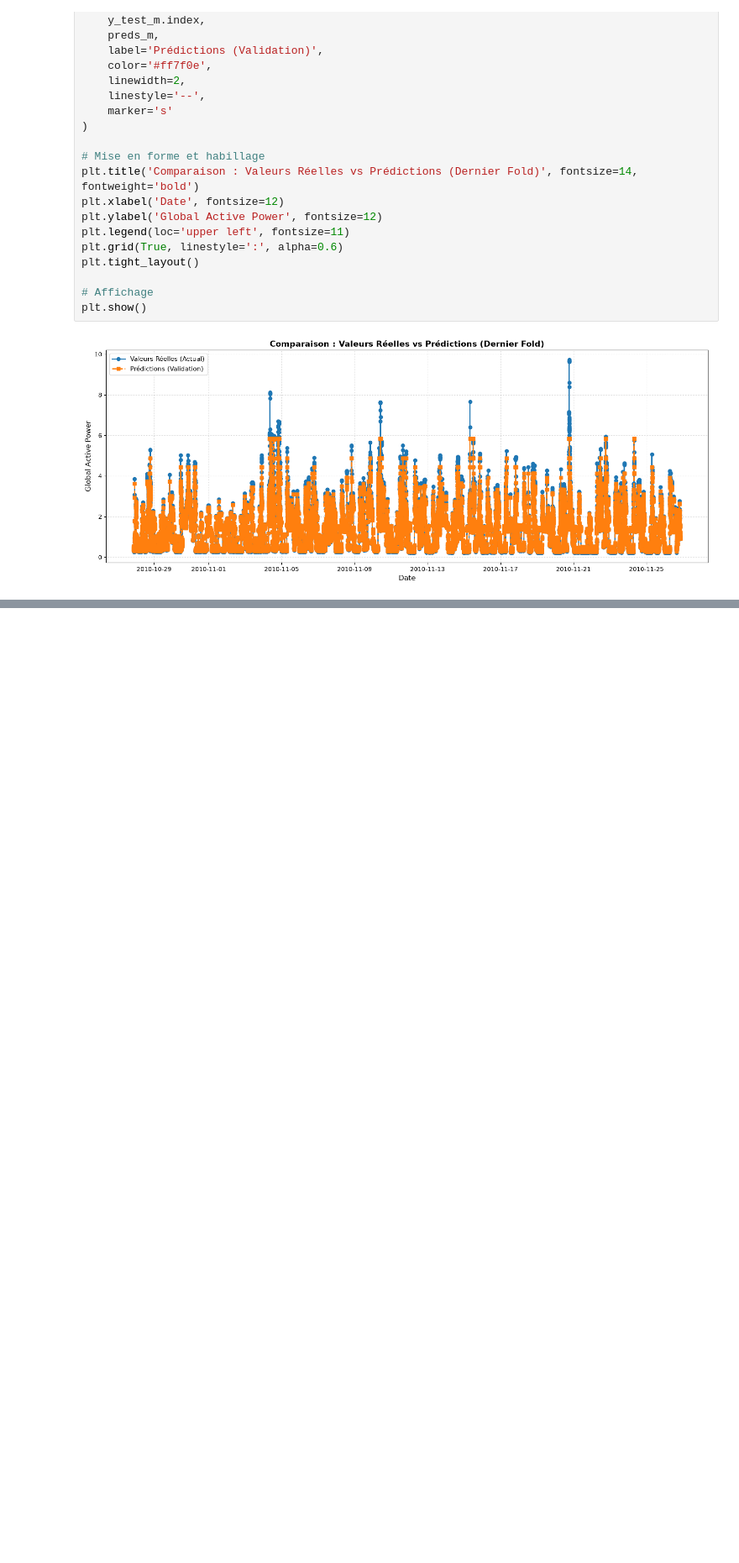
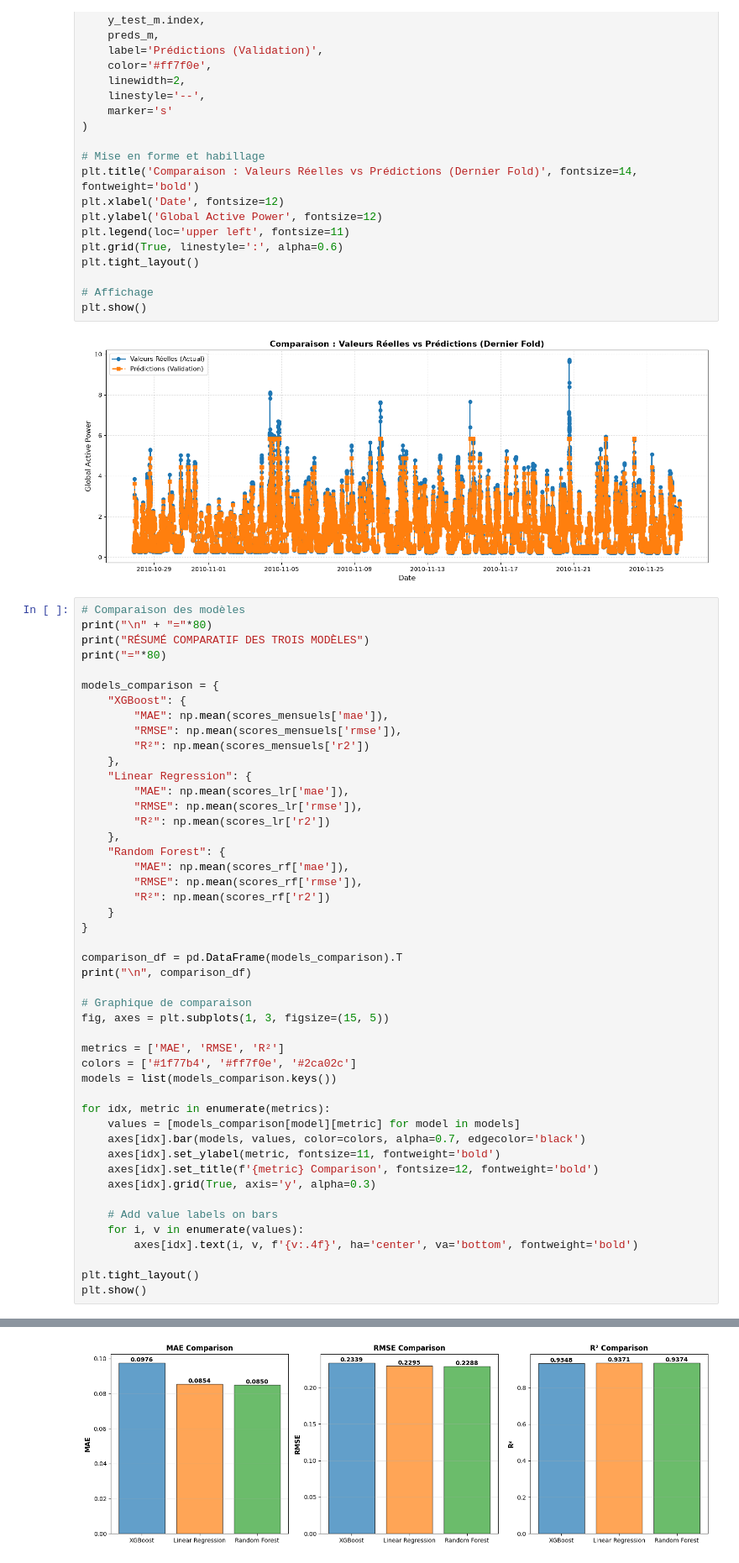
Before and after one commit to senisama/ML_Times_series_forecasting_elecric_comsumption, a Jupyter notebook: xgboost.ipynb, the cells around one changed output, grey strips where cells are left out. Shown at 84% size. Drawn from its saved outputs; the diff is of its cells as text; blank space fills up the shorter version.

```diff
--- a/xgboost.ipynb
+++ b/xgboost.ipynb
@@ -473,3 +580,51 @@ plt.tight_layout()
 plt.show()
 # %% [output]
 [figure]
+# %%
+# Comparaison des modèles
+print("\n" + "="*80)
+print("RÉSUMÉ COMPARATIF DES TROIS MODÈLES")
+print("="*80)
+
+models_comparison = {
+    "XGBoost": {
+        "MAE": np.mean(scores_mensuels['mae']),
+        "RMSE": np.mean(scores_mensuels['rmse']),
+        "R²": np.mean(scores_mensuels['r2'])
+    },
+    "Linear Regression": {
+        "MAE": np.mean(scores_lr['mae']),
+        "RMSE": np.mean(scores_lr['rmse']),
+        "R²": np.mean(scores_lr['r2'])
+    },
+    "Random Forest": {
+        "MAE": np.mean(scores_rf['mae']),
+        "RMSE": np.mean(scores_rf['rmse']),
+        "R²": np.mean(scores_rf['r2'])
+    }
+}
+
+comparison_df = pd.DataFrame(models_comparison).T
+print("\n", comparison_df)
+
+# Graphique de comparaison
+fig, axes = plt.subplots(1, 3, figsize=(15, 5))
+
+metrics = ['MAE', 'RMSE', 'R²']
+colors = ['#1f77b4', '#ff7f0e', '#2ca02c']
+models = list(models_comparison.keys())
+
+for idx, metric in enumerate(metrics):
+    values = [models_comparison[model][metric] for model in models]
+    axes[idx].bar(models, values, color=colors, alpha=0.7, edgecolor='black')
+    axes[idx].set_ylabel(metric, fontsize=11, fontweight='bold')
+    axes[idx].set_title(f'{metric} Comparison', fontsize=12, fontweight='bold')
+    axes[idx].grid(True, axis='y', alpha=0.3)
+
+    # Add value labels on bars
+    for i, v in enumerate(values):
+        axes[idx].text(i, v, f'{v:.4f}', ha='center', va='bottom', fontweight='bold')
+
+plt.tight_layout()
+plt.show()
+# %% [output]
@@ -475,0 +639 @@ plt.show()
+[figure, added]
```
Also changed, not shown: parts of 7 cells of this notebook.
